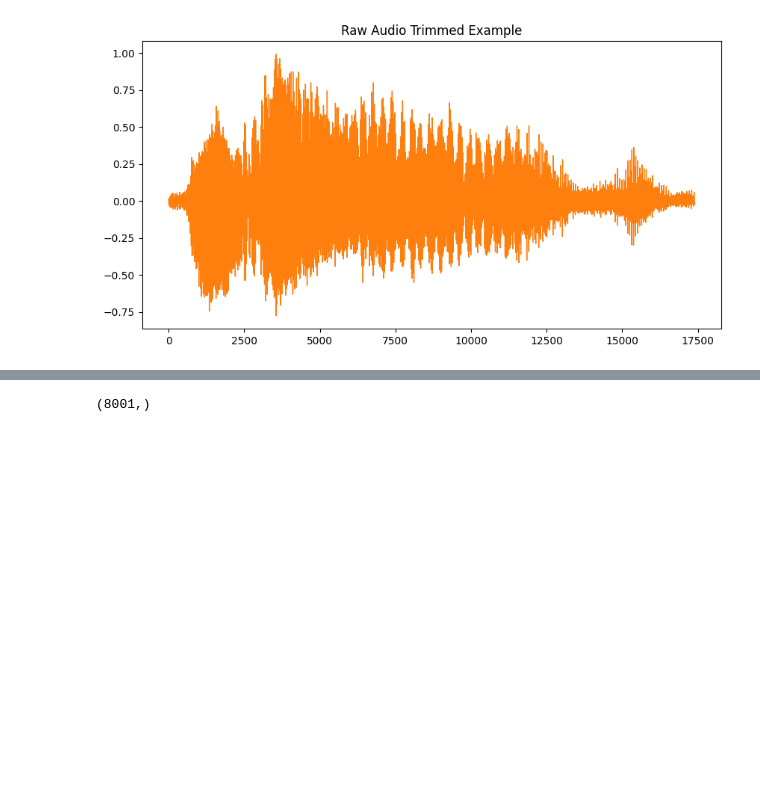
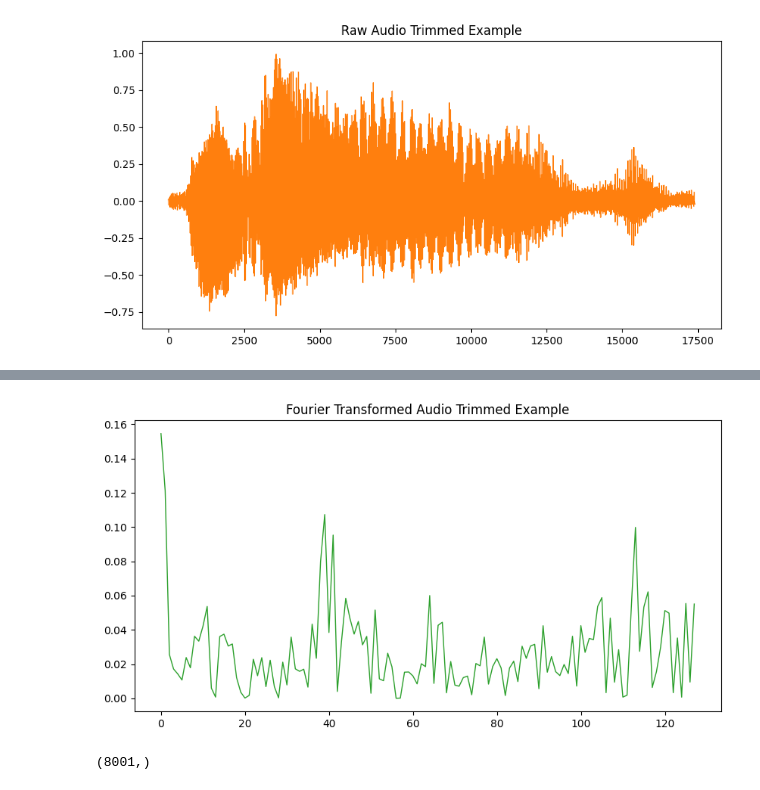
Before and after one commit to kumj2028/CSEN-5350-Application-of-Neural-Networks, a Jupyter notebook: project/project.ipynb, the cells around one changed output, grey strips where cells are left out. Saved outputs shown, nothing was run; the diff lists cells and outputs as text; code cells hidden in the pictures; blank space fills up the shorter version.

```diff
--- a/project/project.ipynb
+++ b/project/project.ipynb
@@ -207 +231,9 @@ plt.show()
+# %%
+pd.Series(np.abs(D)[0]).plot(figsize=(10, 5),
+                  lw=1,
+                  title='Fourier Transformed Audio Trimmed Example',
+                  color=color_pal[2])
+plt.show()
+# %% [output]
+[figure, added]
 # %%
```
Also changed, not shown: parts of 14 cells of this notebook, 1 other file.
